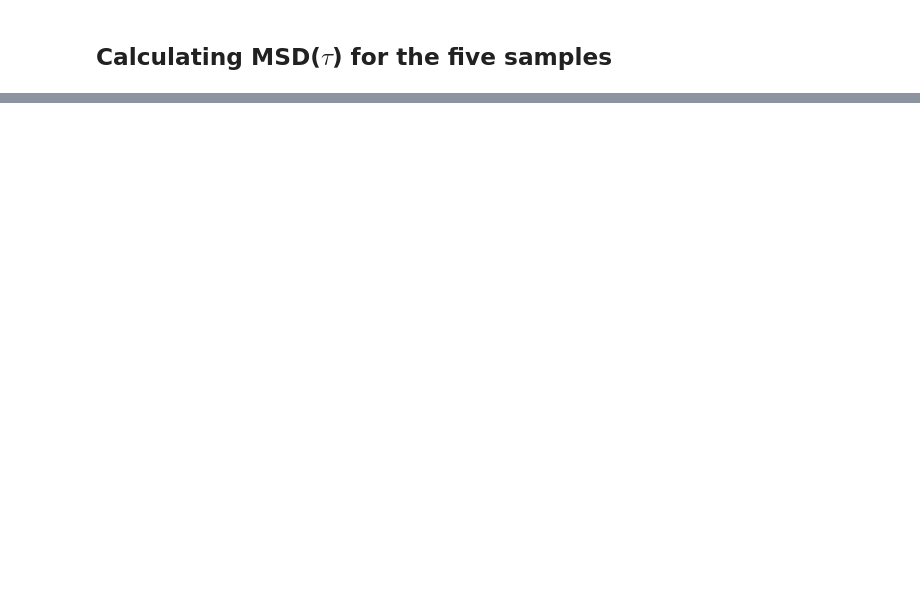
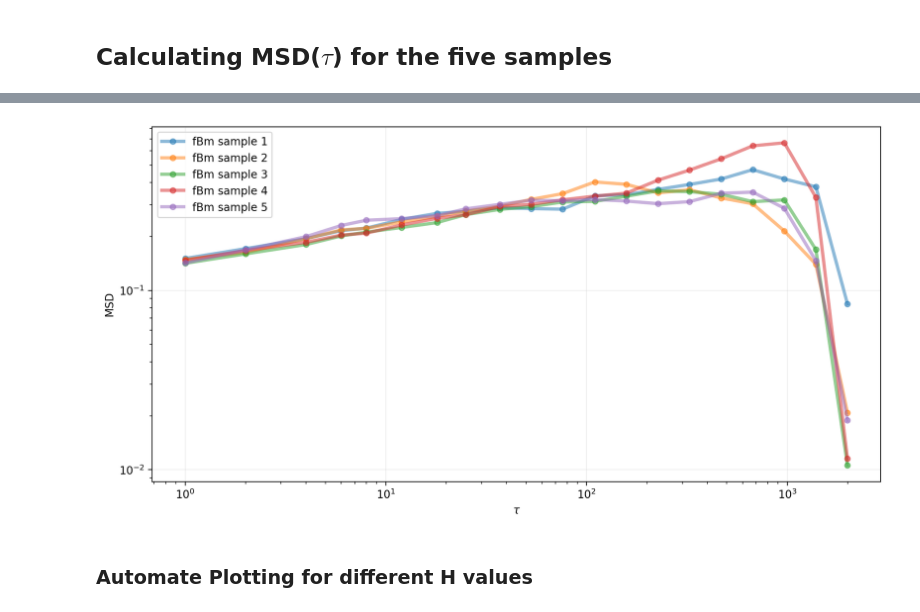
Before and after one commit to reneprincipejr/Physics-305---White-Noise-Analysis, a Jupyter notebook: Programming Assignments/Programming Assignment 1.ipynb, the cells around one changed output, grey strips where cells are left out. Saved outputs shown, nothing was run; the diff lists cells and outputs as text; code cells hidden in the pictures; blank space fills up the shorter version.

```diff
--- a/Programming Assignments/Programming Assignment 1.ipynb
+++ b/Programming Assignments/Programming Assignment 1.ipynb
@@ -373,17 +377,32 @@ array([   1,    2,    4,    6,    8,   12,   18,   26,   37,   54,   78,
 # %%
-n_samp = 1
+n_samp = 5
 H_n = 0
-sample = 0
 n_tau = len(delta_vals)
-dx_tau = np.empty((M, n_tau))*np.nan
 
-for i, tau in tqdm(enumerate(delta_vals)):
-    test_data = fBm_simulations[sample][:, H_n]
-    test_dx = get_sample_dx(test_data, tau)
-    dx_tau[:len(test_dx), i] = test_dx
+dx_tau = np.empty((M, n_tau, n_samp))*np.nan
+msd_tau = np.empty((n_tau, n_samp))*np.nan
+
+for i_sample in range(n_samp):
+    for i, tau in tqdm(enumerate(delta_vals)):
+        test_data = fBm_simulations[i_sample][:, H_n]
+        test_dx = get_sample_dx(test_data, tau)
+        dx_tau[:len(test_dx), i, i_sample] = test_dx
+        dx2_sum = np.nansum(test_dx**2) # returns sum treating NaNs as zero
+        denom = M-delta_vals[i]
+        msd_tau[i, i_sample] = dx2_sum/denom
-# %%
-msd_tau = np.empty((n_tau, n_samp))*np.nan
-for i, tau in enumerate(delta_vals):
-    dx2_sum = np.nansum(dx_tau[:, i]**2) # returns sum treating NaNs as zero
-    denom = n-delta_vals[i]
-    msd_tau[i, i_samp] = dx2_sum/denom
+# %%
+plt.figure(dpi = 200, figsize = (12,6))
+plt.grid(alpha = 0.2)
+for i_sample in range(n_samp):
+    plt.plot(delta_vals, msd_tau[:,i_sample], '.-', alpha = 0.5, ms = 10, lw = 3,
+             label = "fBm sample %d" % (i_sample+1))
+
+plt.minorticks_on()
+plt.xscale("log")
+plt.yscale("log")
+plt.xlabel(r"$\tau$")
+plt.ylabel("MSD")
+plt.legend()
+plt.show()
+# %% [output]
+[figure, added]
@@ -389,0 +416,2 @@ for i, tau in enumerate(delta_vals):
+# %% [markdown]
+### Automate Plotting for different H values
```
Also changed, not shown: parts of 9 cells of this notebook.
